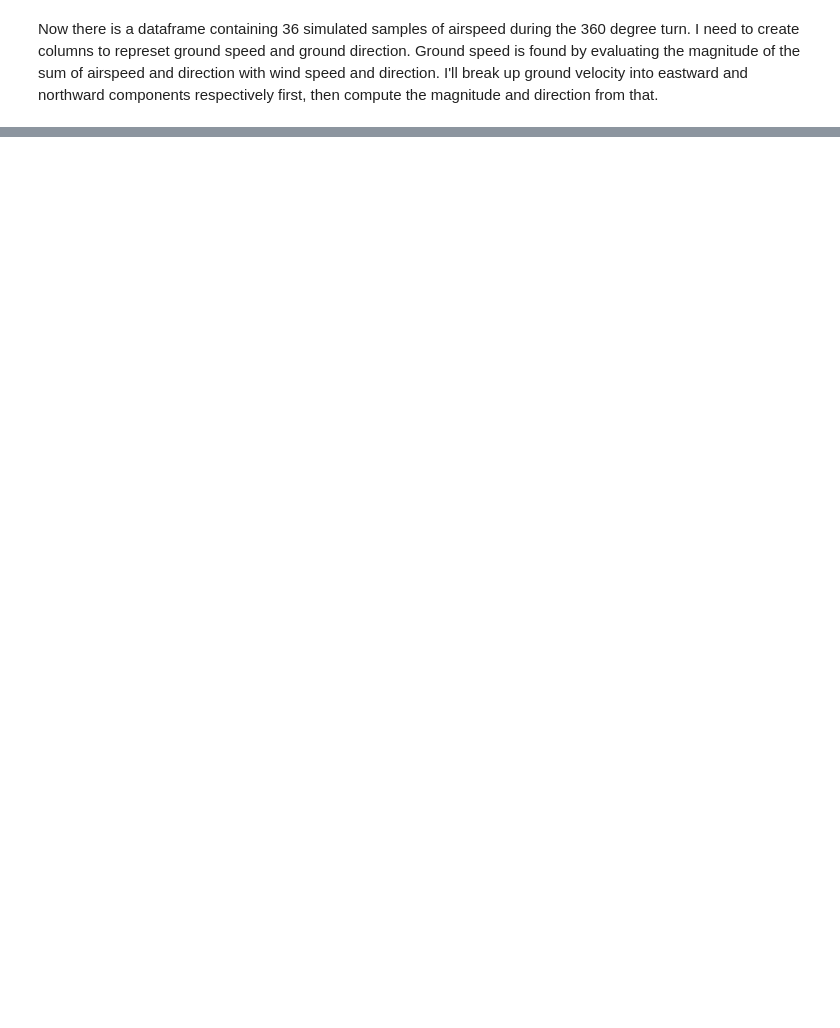
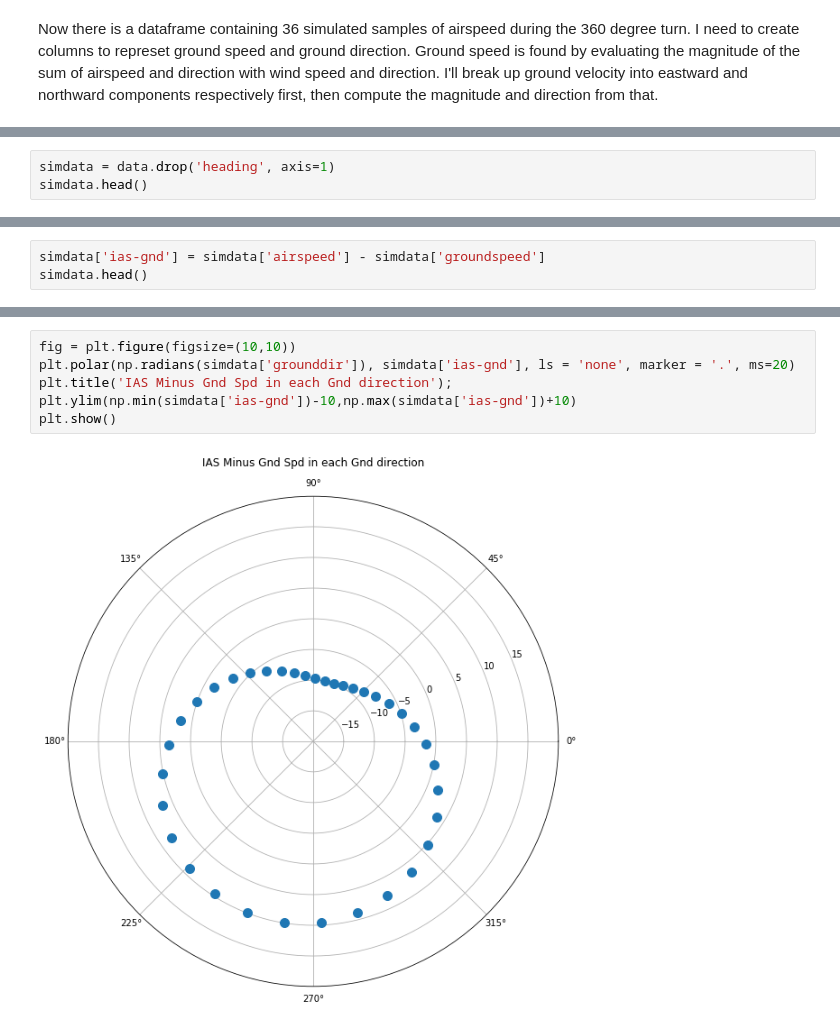
Before and after one commit to busbykt/RPi4Aviation, a Jupyter notebook: Ground Wind Velocity.ipynb, the cells around one changed output, grey strips where cells are left out. Drawn from its saved outputs; the diff is of its cells as text; blank space fills up the shorter version.

Commit message:
calculations on simdata

```diff
--- a/Ground Wind Velocity.ipynb
+++ b/Ground Wind Velocity.ipynb
@@ -121,0 +126,3 @@ plt.title('Ground Velocity at ' + str(airspeed) + ' kts airspeed with ' + str(wi
+# %%
+simdata = data.drop('heading', axis=1)
+simdata.head()
@@ -121,0 +138,3 @@ plt.title('Ground Velocity at ' + str(airspeed) + ' kts airspeed with ' + str(wi
+# %%
+simdata['ias-gnd'] = simdata['airspeed'] - simdata['groundspeed']
+simdata.head()
@@ -121,0 +148,8 @@ plt.title('Ground Velocity at ' + str(airspeed) + ' kts airspeed with ' + str(wi
+# %%
+fig = plt.figure(figsize=(10,10))
+plt.polar(np.radians(simdata['grounddir']), simdata['ias-gnd'], ls = 'none', marker = '.', ms=20)
+plt.title('IAS Minus Gnd Spd in each Gnd direction');
+plt.ylim(np.min(simdata['ias-gnd'])-10,np.max(simdata['ias-gnd'])+10)
+plt.show()
+# %% [output]
+[figure, added]
```
Also changed, not shown: parts of 8 cells of this notebook.
